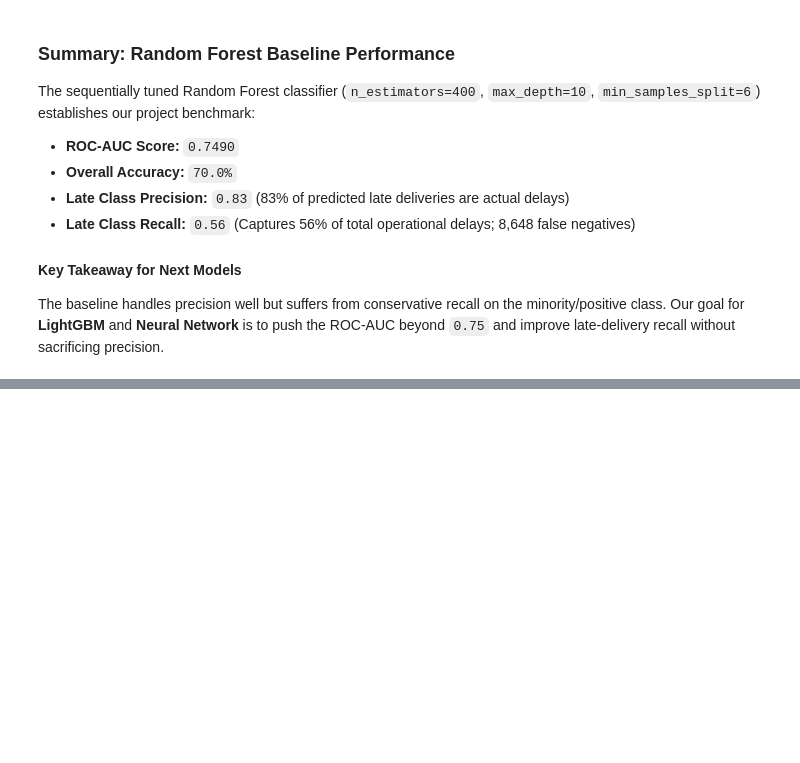
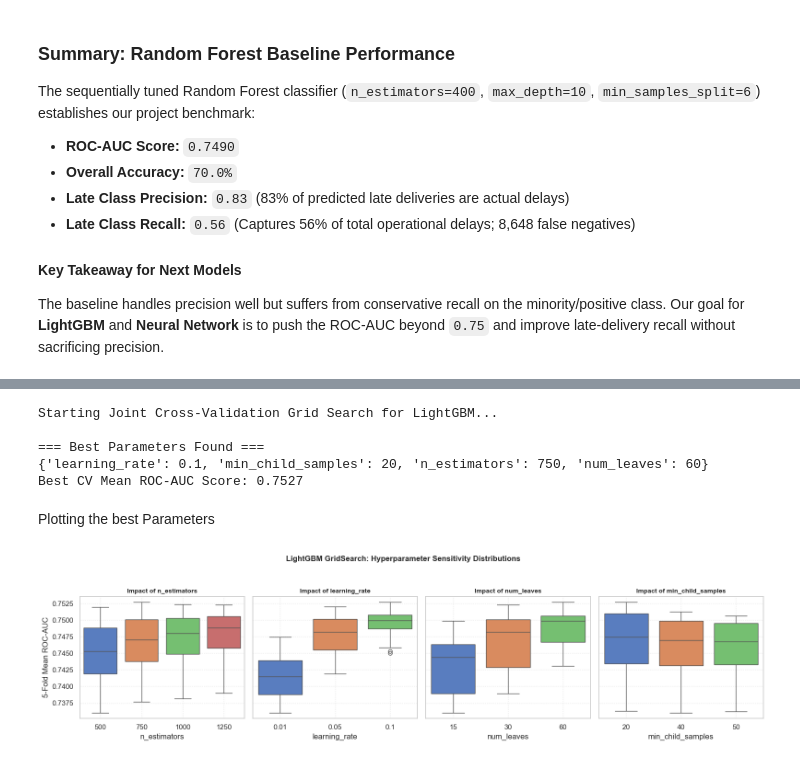
Before and after one commit to KhushalMalhotra/supply-chain-delivery-optimizer, a Jupyter notebook: python/delay_prediction.ipynb, the cells around one changed output, grey strips where cells are left out. Cells and saved outputs as stored; diff of their text form; code cells hidden in the pictures; blank space fills up the shorter version.

Commit message:
completed LightGBM Classifier modeling

```diff
--- a/python/delay_prediction.ipynb
+++ b/python/delay_prediction.ipynb
@@ -754,0 +759,79 @@ The baseline handles precision well but suffers from conservative recall on the
+# %%
+import lightgbm as lgb
+
+# 1. Define Joint Parameter Grid
+param_grid_lgb = {
+    "n_estimators": [500, 750, 1000, 1250],
+    "learning_rate": [0.01, 0.05, 0.1],
+    "num_leaves": [15, 30, 60],
+    "min_child_samples": [20, 40, 50],
+}
+
+cv_strategy = StratifiedKFold(n_splits=5, shuffle=True, random_state=42)
+
+# 2. Setup Base Model & Grid Search
+lgb_base = lgb.LGBMClassifier(random_state=42, n_jobs=-1, verbose=-1)
+
+grid_lgb = GridSearchCV(
+    estimator=lgb_base,
+    param_grid=param_grid_lgb,
+    cv=cv_strategy,
+    scoring="roc_auc",
+    n_jobs=-1,
+    return_train_score=True,
+)
+
+print("Starting Joint Cross-Validation Grid Search for LightGBM...")
+grid_lgb.fit(X_train_prep, y_train)
+
+# 3. Print Best Results
+print("\n=== Best Parameters Found ===")
+print(grid_lgb.best_params_)
+print(f"Best CV Mean ROC-AUC Score: {grid_lgb.best_score_:.4f}")
+# %% [output]
+Starting Joint Cross-Validation Grid Search for LightGBM...
+
+=== Best Parameters Found ===
+{'learning_rate': 0.1, 'min_child_samples': 20, 'n_estimators': 750, 'num_leaves': 60}
+Best CV Mean ROC-AUC Score: 0.7527
+# %% [markdown]
+Plotting the best Parameters
+# %%
+# Convert CV results to DataFrame
+cv_df = pd.DataFrame(grid_lgb.cv_results_)
+
+
+fig, axes = plt.subplots(1, 4, figsize=(16, 4), sharey=True)
+
+params_to_plot = [
+    ("param_n_estimators", "n_estimators"),
+    ("param_learning_rate", "learning_rate"),
+    ("param_num_leaves", "num_leaves"),
+    ("param_min_child_samples", "min_child_samples"),
+]
+
+for ax, (param_col, label) in zip(axes, params_to_plot):
+    sns.boxplot(
+        data=cv_df,
+        x=param_col,
+        y="mean_test_score",
+        hue=param_col,
+        legend=False,
+        ax=ax,
+        palette="muted",
+    )
+    ax.set_title(f"Impact of {label}", fontweight="bold", fontsize=10)
+    ax.set_xlabel(label)
+    ax.set_ylabel("5-Fold Mean ROC-AUC" if ax == axes[0] else "")
+    ax.grid(True, linestyle=":", alpha=0.5)
+
+plt.suptitle(
+    "LightGBM GridSearch: Hyperparameter Sensitivity Distributions",
+    fontweight="bold",
+    fontsize=12,
+    y=1.05,
+)
+plt.tight_layout()
+plt.show()
+# %% [output]
+[figure, added]
```
Also changed, not shown: parts of 8 cells of this notebook, 1 other file.
